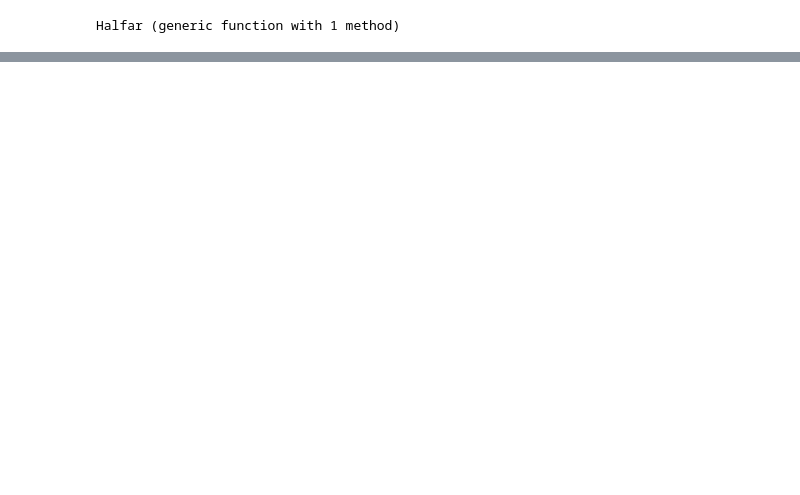
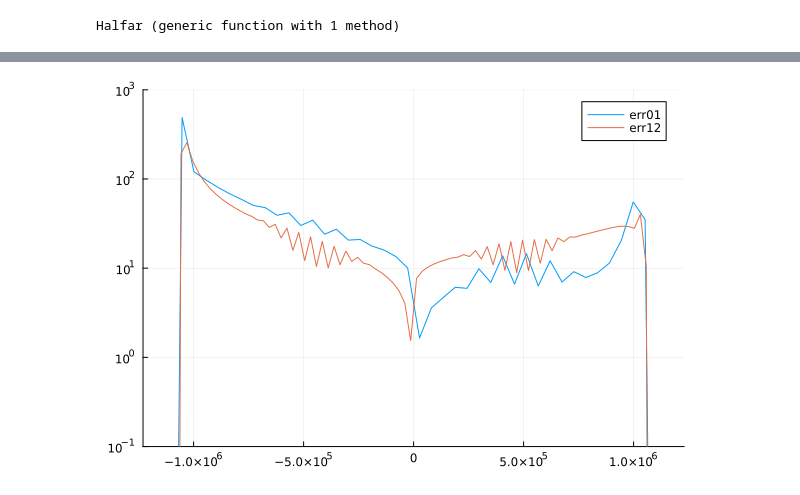
Before and after one commit to ThanasisGiannakopoulos/ice_modelling, a Jupyter notebook: notebooks/plot_my_siaflat.ipynb, the cells around one changed output, grey strips where cells are left out. Drawn from its saved outputs; the diff is of its cells as text; code cells hidden in the pictures; blank space fills up the shorter version.

```diff
--- a/notebooks/plot_my_siaflat.ipynb
+++ b/notebooks/plot_my_siaflat.ipynb
@@ -142,0 +164,10 @@ err2 = 262.3624516314353
+# %%
+err01_clean = abs.(err01)[abs.(err01) .> 0.0]
+x0_clean = x0[abs.(err01) .> 0.0]
+err12_clean = abs.(err12)[abs.(err12) .> 0.0]
+x1_clean = x1[abs.(err12) .> 0.0]
+
+plot(x0_clean, err01_clean, label="err01", yscale = :log10, ylims=(1e-1,1e3))
+plot!(x1_clean, 2*err12_clean, label="err12", yscale = :log10, ylims=(1e-1,1e3))
+# %% [output]
+[figure, added]
```
Also changed, not shown: parts of 9 cells of this notebook, 5 other files.
